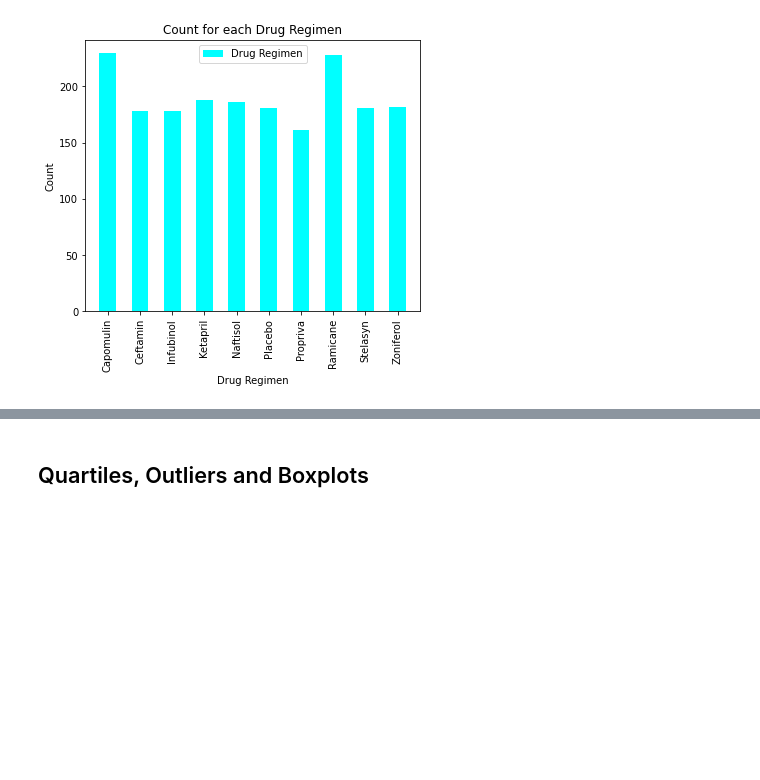
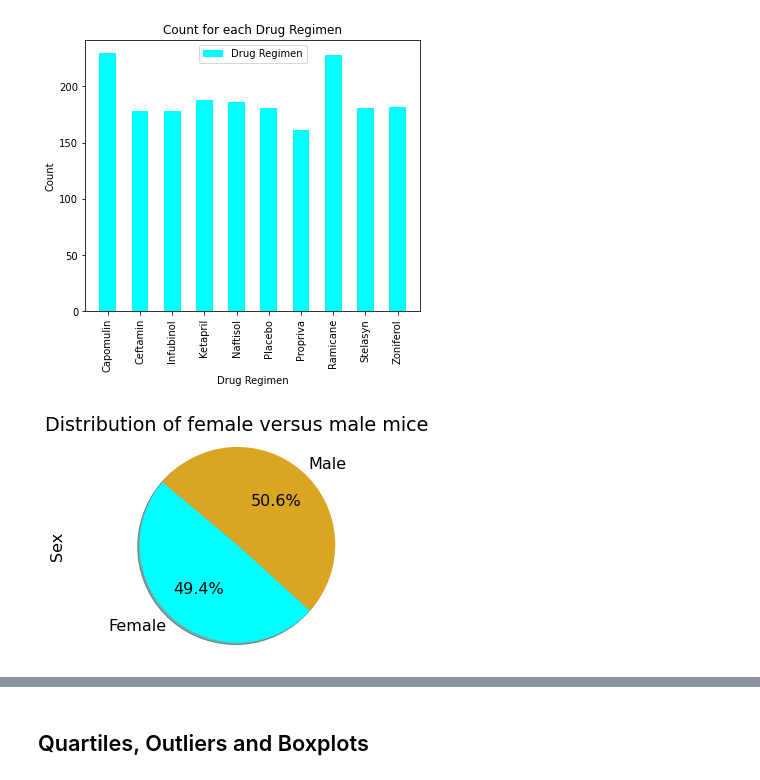
Before and after one commit to mneustadts/Matplotlib-challenge, a Jupyter notebook: Pymaceuticals/pymaceuticals_starter.ipynb, the cells around one changed output, grey strips where cells are left out. Cells and saved outputs as stored; diff of their text form; code cells hidden in the pictures; blank space fills up the shorter version.

Commit message:
pie charts added

```diff
--- a/Pymaceuticals/pymaceuticals_starter.ipynb
+++ b/Pymaceuticals/pymaceuticals_starter.ipynb
@@ -109,7 +109,18 @@ plt.show()
 [figure]
 # %%
 # Use Pandas to generate a pie plot showing the distribution of female versus male mice
+sex_group = combined_df.groupby('Sex')
 
+sex_group_count = pd.DataFrame(sex_group['Sex'].count())
+
+sex_group_count.plot(kind='pie', y='Sex', \
+                     title="Distribution of female versus male mice",startangle=140,\
+                     autopct='%1.1f%%',shadow=True, fontsize=16, colors =["cyan","goldenrod"],legend =False)
+plt.axis("equal")
+plt.savefig("figures/PandaPieChart.png")
+plt.show()
 ## Note: this plot will be identical to the one that uses Pyplot
+# %% [output]
+[figure, added]
 # %%
 # Use Pyplot to generate a pie plot showing the distribution of female versus male mice
```
Also changed, not shown: parts of 1 cell of this notebook, 2 other files.
